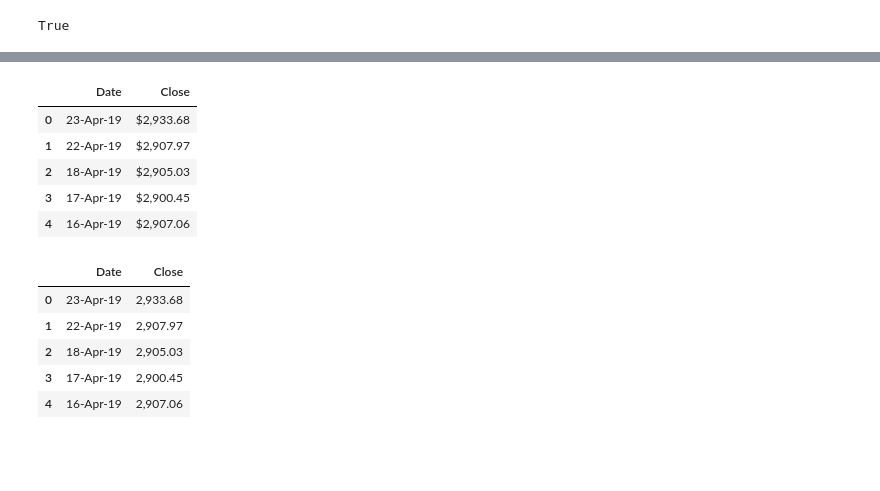
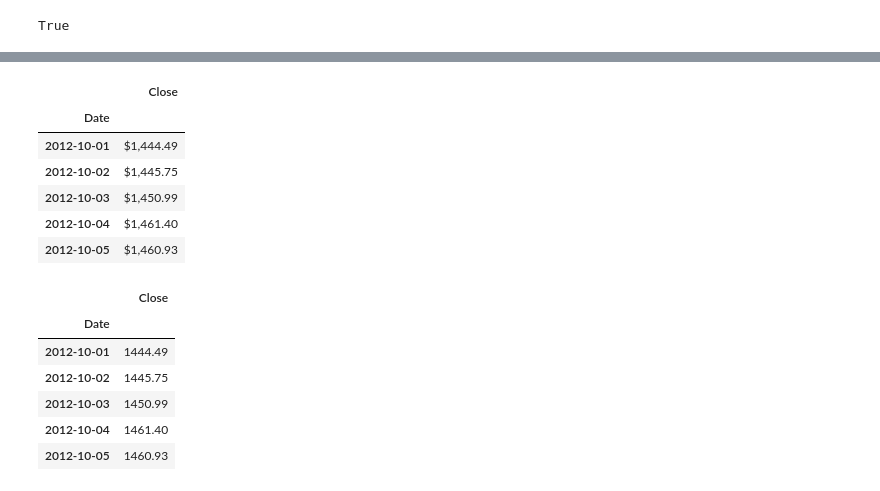
Before and after one commit to tfry-coder/A-Whale-Off-the-Port-folio-, a Jupyter notebook: Whale Off.ipynb, the cells around one changed output, grey strips where cells are left out. Saved outputs shown, nothing was run; the diff lists cells and outputs as text; code cells hidden in the pictures; blank space fills up the shorter version.

```diff
--- a/Whale Off.ipynb
+++ b/Whale Off.ipynb
@@ -86,26 +88,30 @@ algo_returns_csv.head()
 # %%
 # Reading whale returns
 sp500_history_csv = Path("sp500_history.csv")
-sp500_history_csv = pd.read_csv('sp500_history.csv')
+sp500_history_csv = pd.read_csv('sp500_history.csv', index_col="Date", parse_dates=True, infer_datetime_format=True)
+sp500_history_csv = sp500_history_csv.sort_index()
+
 sp500_history_csv.head()
 # %% [output]
-|  | Date | Close |
-| 0 | 23-Apr-19 | $2,933.68 |
-| 1 | 22-Apr-19 | $2,907.97 |
-| 2 | 18-Apr-19 | $2,905.03 |
-| 3 | 17-Apr-19 | $2,900.45 |
-| 4 | 16-Apr-19 | $2,907.06 |
+|  | Close |
+| Date |  |
+| 2012-10-01 | $1,444.49 |
+| 2012-10-02 | $1,445.75 |
+| 2012-10-03 | $1,450.99 |
+| 2012-10-04 | $1,461.40 |
+| 2012-10-05 | $1,460.93 |
 # %%
 # Clean identified numeric fields with $ symbol
-sp500_history_csv['Close'] = sp500_history_csv['Close'].str.replace("$", "")
+sp500_history_csv['Close'] = sp500_history_csv['Close'].str.replace("$", "").str.replace(",", "")
 sp500_history_csv.head()
 # %% [output]
-|  | Date | Close |
-| 0 | 23-Apr-19 | 2,933.68 |
-| 1 | 22-Apr-19 | 2,907.97 |
-| 2 | 18-Apr-19 | 2,905.03 |
-| 3 | 17-Apr-19 | 2,900.45 |
-| 4 | 16-Apr-19 | 2,907.06 |
+|  | Close |
+| Date |  |
+| 2012-10-01 | 1444.49 |
+| 2012-10-02 | 1445.75 |
+| 2012-10-03 | 1450.99 |
+| 2012-10-04 | 1461.40 |
+| 2012-10-05 | 1460.93 |
 # %%
 # Check Data Types
 sp500_history_csv.dtypes
```
Also changed, not shown: parts of 25 cells of this notebook.
